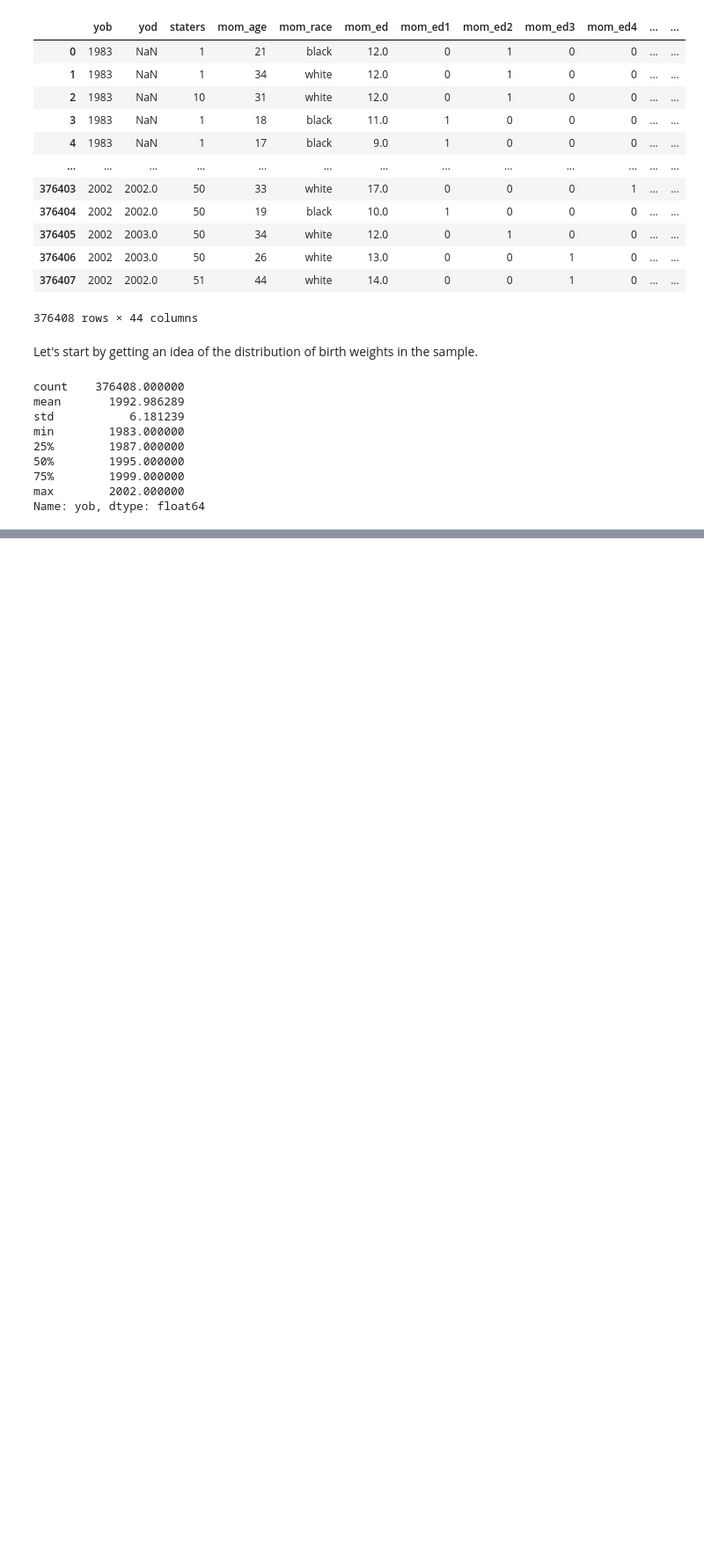
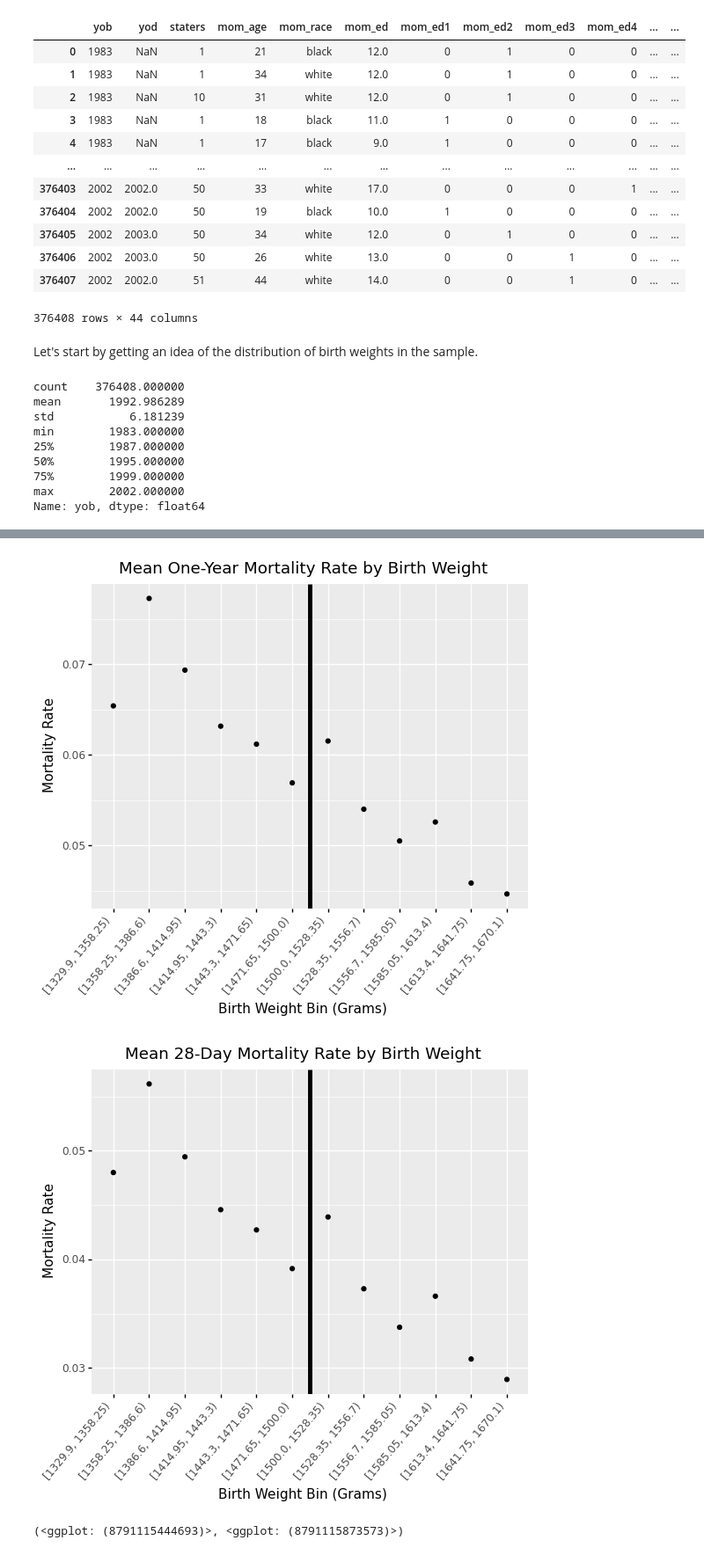
Before and after one commit to danielbchen/birthweight-outcomes-rdd-analysis, a Jupyter notebook: (JUPYTER) Examining Returns to Medical Care from Low Birth Weight New Newborns.ipynb, the cells around one changed output, grey strips where cells are left out. Shown: that part at 88% size. Saved outputs shown, nothing was run; the diff lists cells and outputs as text; code cells hidden in the pictures; blank space fills up the shorter version.

Commit message:
Added plots.

```diff
--- a/(JUPYTER) Examining Returns to Medical Care from Low Birth Weight New Newborns.ipynb
+++ b/(JUPYTER) Examining Returns to Medical Care from Low Birth Weight New Newborns.ipynb
@@ -78,0 +125,8 @@ Name: yob, dtype: float64
+# %%
+df = column_cutter(dataframe=df)
+mortality_aggregations = {'agedth5': 'mean',
+                          'agedth4': 'mean'}
+mortality_summary_df = data_grouper(dataframe=df,
+                                    grouper_col='bweight_bins',
+                                    agg_dict=mortality_aggregations)
+mortality_summary_df
@@ -78,0 +147,16 @@ Name: yob, dtype: float64
+# %%
+yearly_plot = plotter(dataframe=mortality_summary_df, x='bweight_bins', y='agedth5',
+                      title='Mean One-Year Mortality Rate by Birth Weight',
+                      x_axis_label='Birth Weight Bin (Grams)',
+                      y_axis_label='Mortality Rate')
+
+monthly_plot = plotter(dataframe=mortality_summary_df, x='bweight_bins', y='agedth4',
+                       title='Mean 28-Day Mortality Rate by Birth Weight',
+                       x_axis_label='Birth Weight Bin (Grams)',
+                       y_axis_label='Mortality Rate')
+
+yearly_plot, monthly_plot
+# %% [output]
+[figure, added]
+[figure, added]
+(<ggplot: (8791115444693)>, <ggplot: (8791115873573)>)
```
Also changed, not shown: parts of 8 cells of this notebook.
